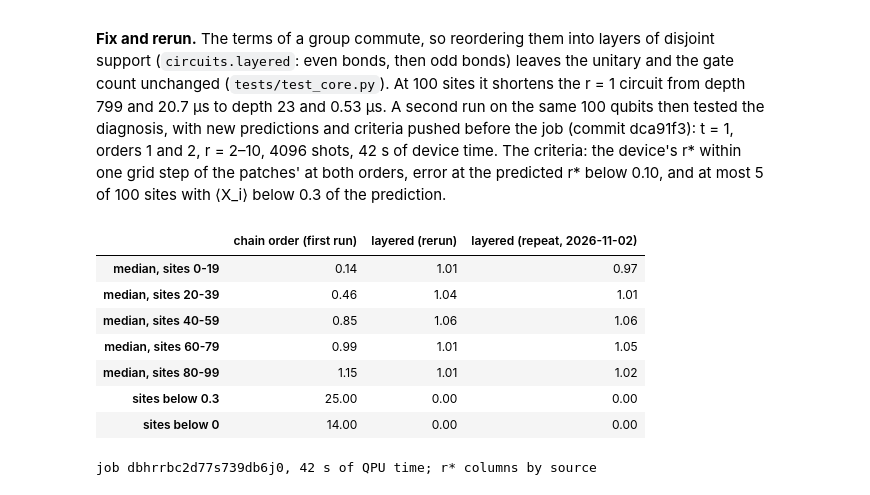
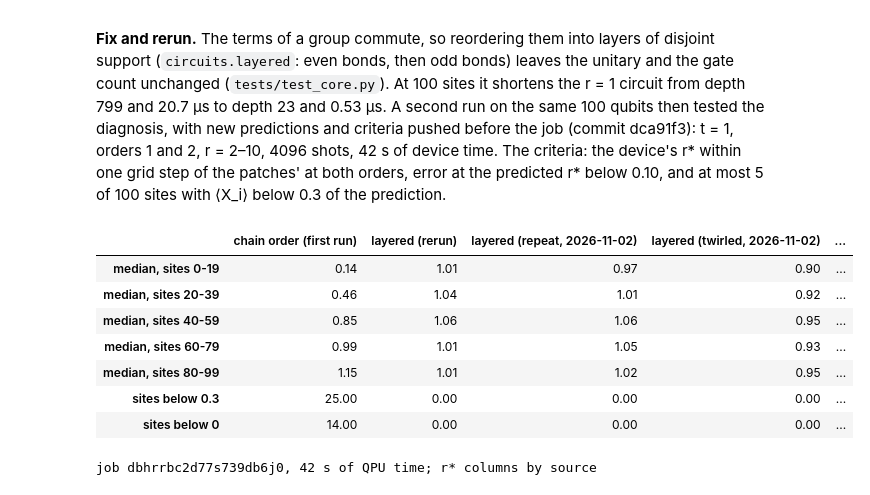
Before and after one commit to jayhsu0627/qtrotter, a Jupyter notebook: notebooks/trotter_under_noise.ipynb, the cells around one changed output. Saved outputs shown, nothing was run; the diff lists cells and outputs as text; code cells hidden in the pictures.

```diff
--- a/notebooks/trotter_under_noise.ipynb
+++ b/notebooks/trotter_under_noise.ipynb
@@ -1350,33 +1354,35 @@ of 100 sites with ⟨X_i⟩ below 0.3 of the prediction.
 # %%
 # Per-site damage along the chain: median over r >= 3 and both orders (t = 1) of <X_i>_device / <X_i>_patches
 lay_values = pd.read_csv(ROOT / "results/hardware_long_layered_values.csv")
 lay_job = json.load(open(ROOT / "results/hardware_long_layered_job.json"))
 
 
 def x_ratio(values):
     v = values[values.t == 1.0]
     out = []
     for (order, r), g in v[(v.source == "hardware") & (v.r >= 3)].groupby(["order", "r"]):
         pred = v[(v.source == "patches") & (v.order == order) & (v.r == r)].set_index("observable").value
         dev = g.set_index("observable").value
         out.append([dev[f"X{i}"] / pred[f"X{i}"] for i in range(len(lay_job["layout"]))])
     return np.median(out, axis=0)
 
 
 ratios = {"chain order (first run)": x_ratio(fez_values), "layered (rerun)": x_ratio(lay_values),
-          "layered (repeat, 2026-11-02)": x_ratio(pd.read_csv(ROOT / "results/hardware_repeat_values.csv"))}
+          "layered (repeat, 2026-11-02)": x_ratio(pd.read_csv(ROOT / "results/hardware_repeat_values.csv")),
+          "layered (twirled, 2026-11-02)": x_ratio(pd.read_csv(ROOT / "results/hardware_twirl_values.csv")),
+          "ibm_kingston (own chain, 2026-11-02)": x_ratio(pd.read_csv(ROOT / "results/hardware_kingston_values.csv"))}
 pd.DataFrame({name: {**{f"median, sites {a}-{a + 19}": np.median(c[a:a + 20]) for a in range(0, 100, 20)},
                      "sites below 0.3": np.sum(c < 0.3), "sites below 0": np.sum(c < 0)}
               for name, c in ratios.items()}).round(2)
 # %% [output]
-|  | chain order (first run) | layered (rerun) | layered (repeat, 2026-11-02) |
-| median, sites 0-19 | 0.14 | 1.01 | 0.97 |
-| median, sites 20-39 | 0.46 | 1.04 | 1.01 |
-| median, sites 40-59 | 0.85 | 1.06 | 1.06 |
-| median, sites 60-79 | 0.99 | 1.01 | 1.05 |
-| median, sites 80-99 | 1.15 | 1.01 | 1.02 |
-| sites below 0.3 | 25.00 | 0.00 | 0.00 |
-| sites below 0 | 14.00 | 0.00 | 0.00 |
+|  | chain order (first run) | layered (rerun) | layered (repeat, 2026-11-02) | layered (twirled, 2026-11-02) | ... |
+| median, sites 0-19 | 0.14 | 1.01 | 0.97 | 0.90 | ... |
+| median, sites 20-39 | 0.46 | 1.04 | 1.01 | 0.92 | ... |
+| median, sites 40-59 | 0.85 | 1.06 | 1.06 | 0.95 | ... |
+| median, sites 60-79 | 0.99 | 1.01 | 1.05 | 0.93 | ... |
+| median, sites 80-99 | 1.15 | 1.01 | 1.02 | 0.95 | ... |
+| sites below 0.3 | 25.00 | 0.00 | 0.00 | 0.00 | ... |
+| sites below 0 | 14.00 | 0.00 | 0.00 | 0.00 | ... |
 # %%
 lay = rms_table(lay_values.drop(columns="t")).assign(t=1.0)
 plots.hardware_long(lay, title=f"TFIM, n = 100, on {lay_job['backend']}: layered circuits",
```
Also changed, not shown: parts of 9 cells of this notebook, 2 other files.
